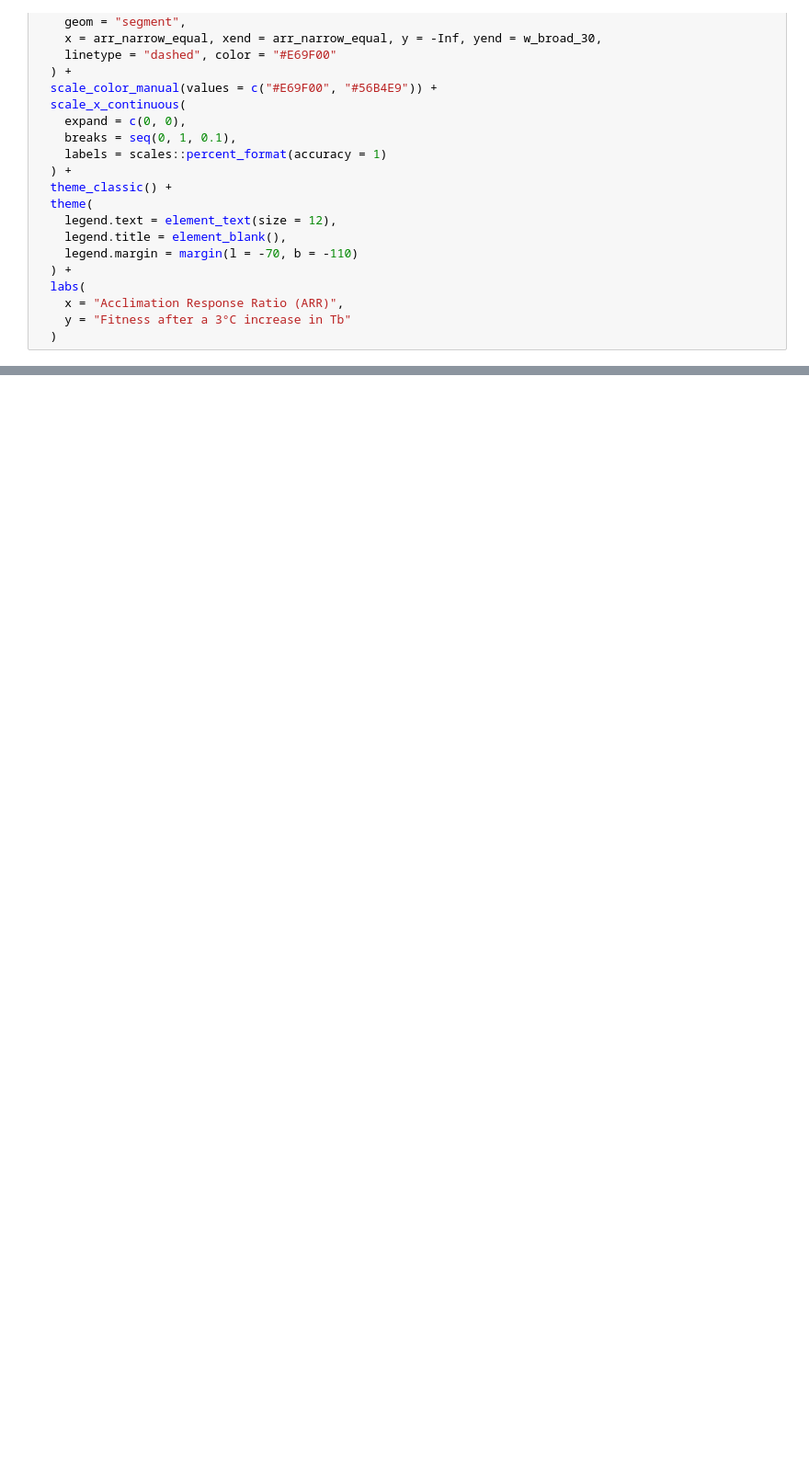
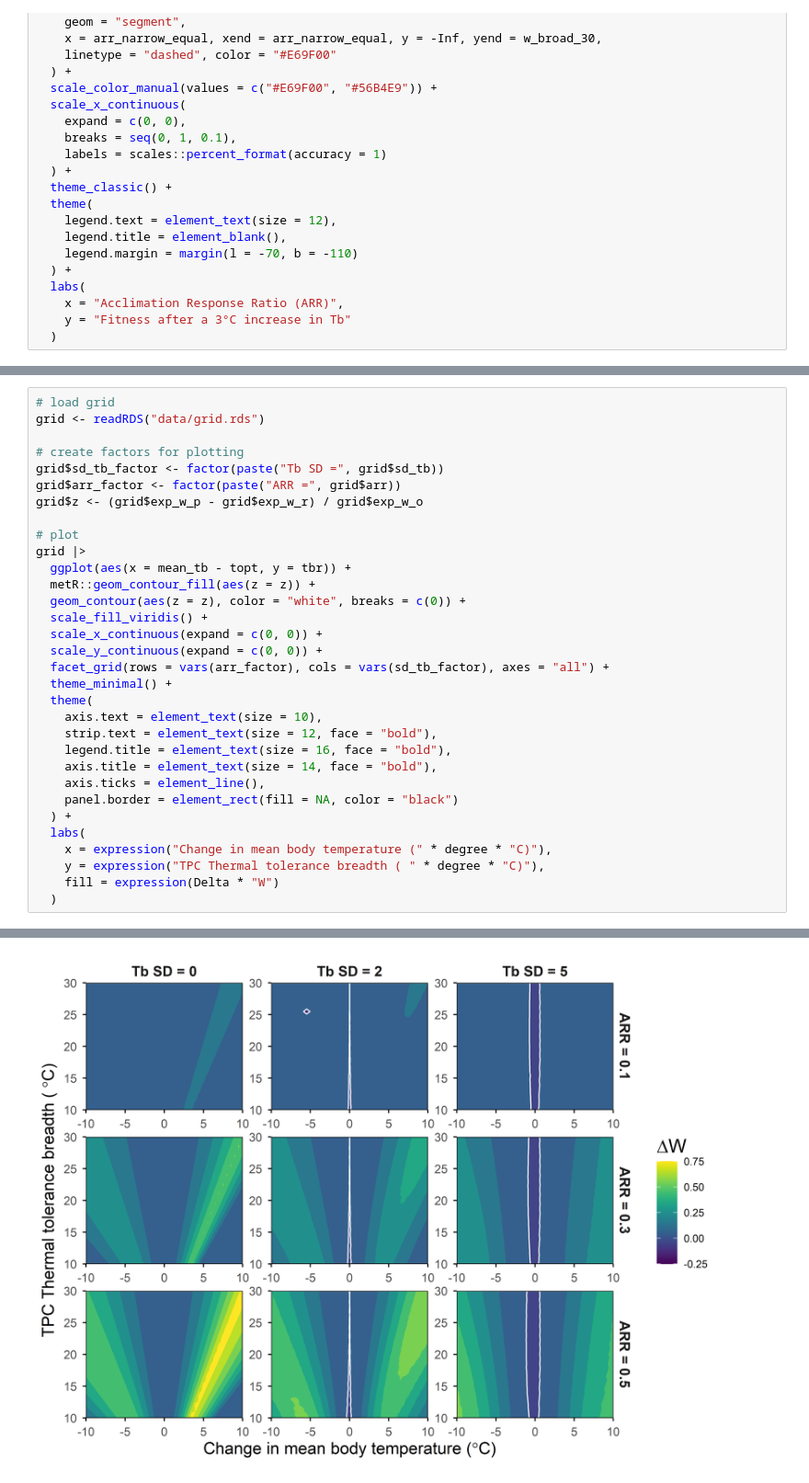
Before and after one commit to ggcostoya/plasticity_benefits, a Jupyter notebook: index.embed.ipynb, the cells around one changed output, grey strips where cells are left out. Shown at 92% size. Drawn from its saved outputs; the diff is of its cells as text; blank space fills up the shorter version.

```diff
--- a/index.embed.ipynb
+++ b/index.embed.ipynb
@@ -289,0 +820,33 @@ ggplot() +
+# %%
+# load grid
+grid <- readRDS("data/grid.rds")
+
+# create factors for plotting
+grid$sd_tb_factor <- factor(paste("Tb SD =", grid$sd_tb))
+grid$arr_factor <- factor(paste("ARR =", grid$arr))
+grid$z <- (grid$exp_w_p - grid$exp_w_r) / grid$exp_w_o
+
+# plot
+grid |>
+  ggplot(aes(x = mean_tb - topt, y = tbr)) +
+  metR::geom_contour_fill(aes(z = z)) +
+  geom_contour(aes(z = z), color = "white", breaks = c(0)) +
+  scale_fill_viridis() +
+  scale_x_continuous(expand = c(0, 0)) +
+  scale_y_continuous(expand = c(0, 0)) +
+  facet_grid(rows = vars(arr_factor), cols = vars(sd_tb_factor), axes = "all") +
+  theme_minimal() +
+  theme(
+    axis.text = element_text(size = 10),
+    strip.text = element_text(size = 12, face = "bold"),
+    legend.title = element_text(size = 16, face = "bold"),
+    axis.title = element_text(size = 14, face = "bold"),
+    axis.ticks = element_line(),
+    panel.border = element_rect(fill = NA, color = "black")
+  ) +
+  labs(
+    x = expression("Change in mean body temperature (" * degree * "C)"),
+    y = expression("TPC Thermal tolerance breadth ( " * degree * "C)"),
+    fill = expression(Delta * "W")
+  )
+# %% [output]
@@ -289,0 +854 @@ ggplot() +
+[figure, added]
```
Also changed, not shown: parts of 16 cells of this notebook, 12 other files.
